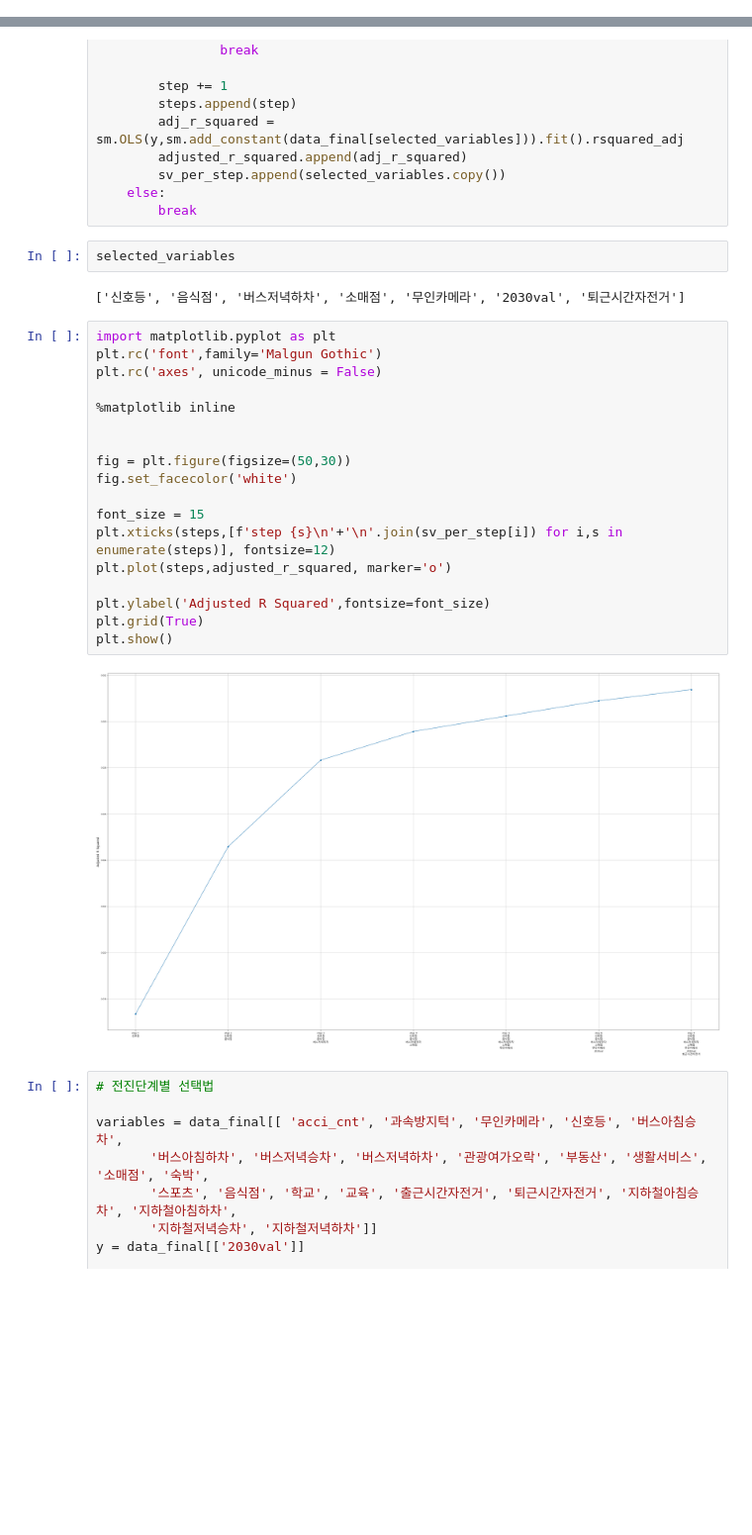
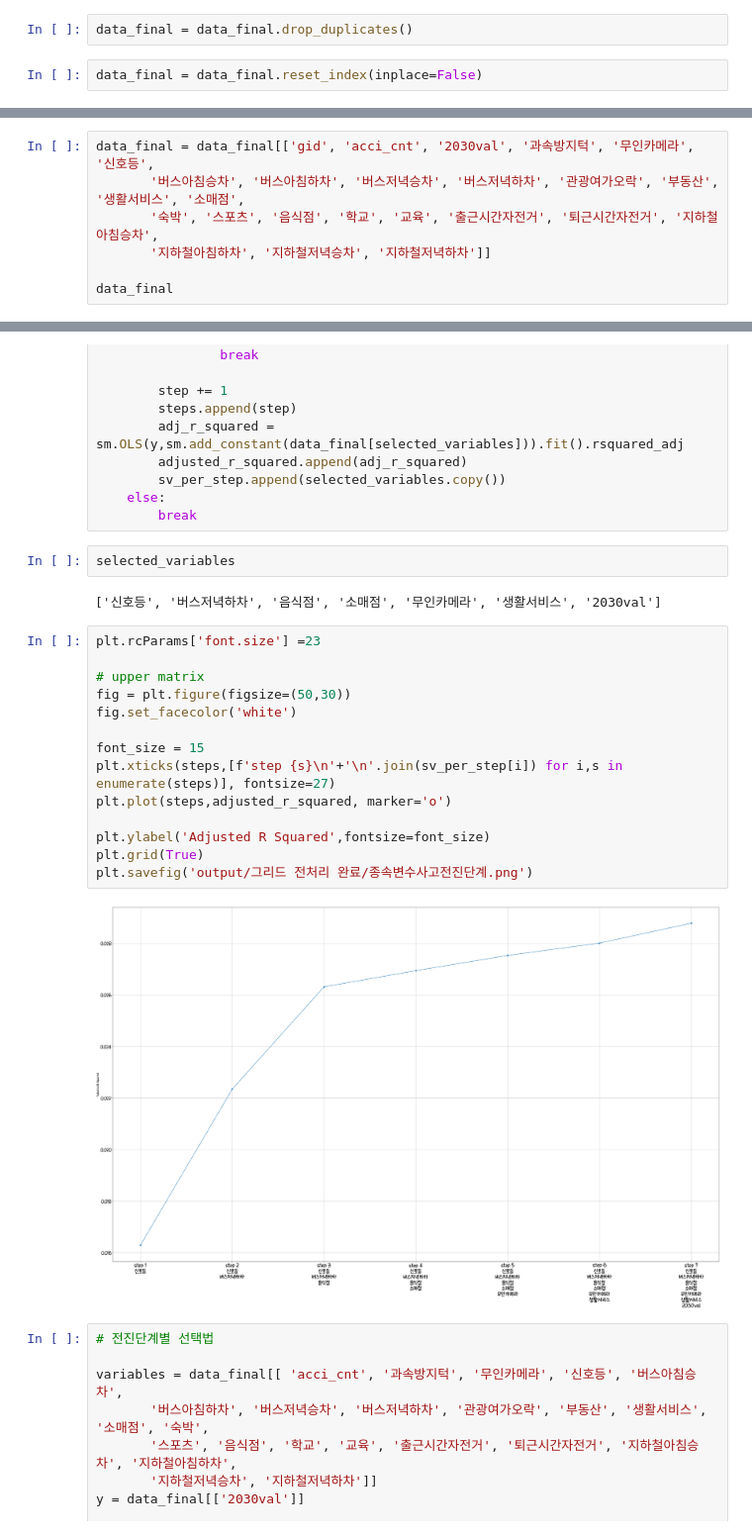
Before and after one commit to so02e/stop_kickrani_GIS, a Jupyter notebook: correlation.ipynb, the cells around one changed output, grey strips where cells are left out. Shown at 99% size. Drawn from its saved outputs; the diff is of its cells as text; blank space fills up the shorter version.

```diff
--- a/correlation.ipynb
+++ b/correlation.ipynb
@@ -597,3 +597,7 @@ data_final.describe()
 8 rows × 24 columns
 # %%
 data_final.to_csv('output/그리드 전처리 완료/final_data.csv', encoding='utf-8-sig',index=False)
+# %%
+data_final = data_final.drop_duplicates()
+# %%
+data_final = data_final.reset_index(inplace=False)
@@ -599,0 +620,7 @@ data_final.to_csv('output/그리드 전처리 완료/final_data.csv', encoding='
+# %%
+data_final = data_final[['gid', 'acci_cnt', '2030val', '과속방지턱', '무인카메라', '신호등',
+       '버스아침승차', '버스아침하차', '버스저녁승차', '버스저녁하차', '관광여가오락', '부동산', '생활서비스', '소매점',
+       '숙박', '스포츠', '음식점', '학교', '교육', '출근시간자전거', '퇴근시간자전거', '지하철아침승차',
+       '지하철아침하차', '지하철저녁승차', '지하철저녁하차']]
+
+data_final
@@ -693,27 +736,23 @@ while len(variables) > 0:
 # %%
 selected_variables
 # %% [output]
-['신호등', '음식점', '버스저녁하차', '소매점', '무인카메라', '2030val', '퇴근시간자전거']
+['신호등', '버스저녁하차', '음식점', '소매점', '무인카메라', '생활서비스', '2030val']
 # %%
-import matplotlib.pyplot as plt
-plt.rc('font',family='Malgun Gothic')
-plt.rc('axes', unicode_minus = False)
+plt.rcParams['font.size'] =23
 
-%matplotlib inline
-
-
+# upper matrix
 fig = plt.figure(figsize=(50,30))
 fig.set_facecolor('white')
 
 font_size = 15
-plt.xticks(steps,[f'step {s}\n'+'\n'.join(sv_per_step[i]) for i,s in enumerate(steps)], fontsize=12)
+plt.xticks(steps,[f'step {s}\n'+'\n'.join(sv_per_step[i]) for i,s in enumerate(steps)], fontsize=27)
 plt.plot(steps,adjusted_r_squared, marker='o')
 
 plt.ylabel('Adjusted R Squared',fontsize=font_size)
 plt.grid(True)
-plt.show()
+plt.savefig('output/그리드 전처리 완료/종속변수사고전진단계.png')
 # %% [output]
-[figure, old version]
+[figure, new version]
 # %%
 # 전진단계별 선택법
 
```
Also changed, not shown: parts of 6 cells of this notebook, 9 other files.
